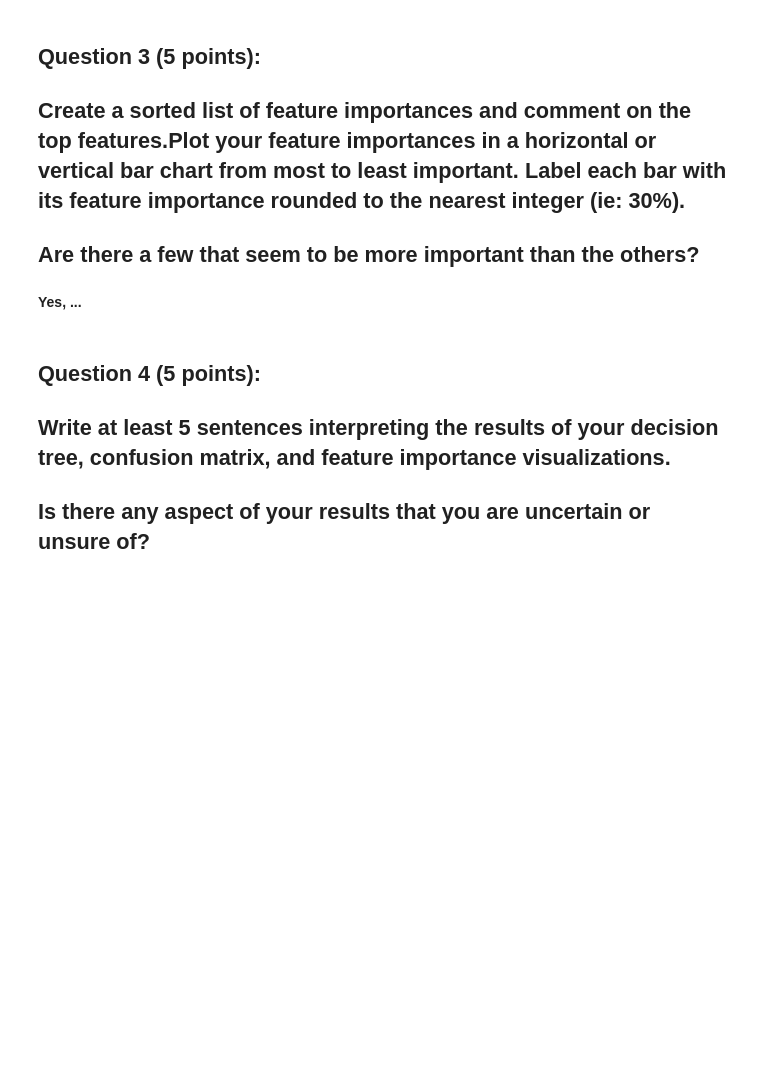
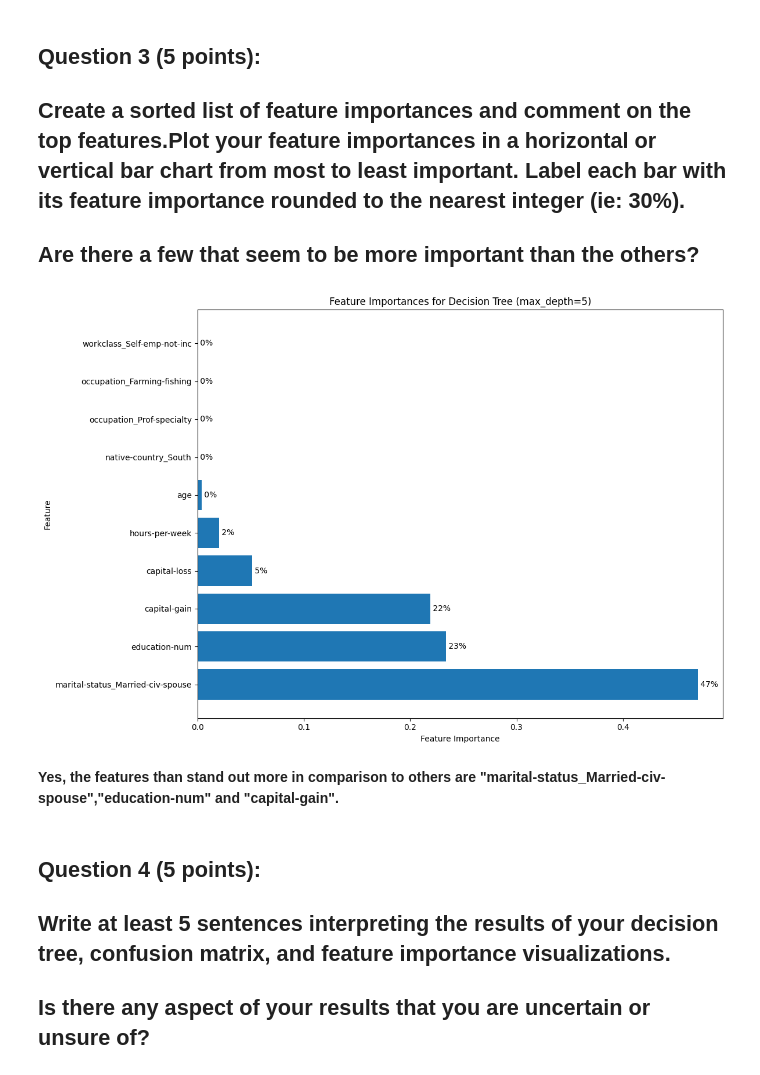
Before and after one commit to nicomontoya25/DS-3001, a Jupyter notebook: labs/Lab_3_Decision_Trees_and_Random_Forests.ipynb, the cells around one changed output. Drawn from its saved outputs; the diff is of its cells as text; code cells hidden in the pictures; blank space fills up the shorter version.

```diff
--- a/labs/Lab_3_Decision_Trees_and_Random_Forests.ipynb
+++ b/labs/Lab_3_Decision_Trees_and_Random_Forests.ipynb
@@ -236,8 +260,30 @@ Recall:    0.5175
 ## Create a sorted list of feature importances and comment on the top features.Plot your feature importances in a horizontal or vertical bar chart from most to least important. Label each bar with its feature importance rounded to the nearest integer (ie: 30%).
 
 ## Are there a few that seem to be more important than the others?
-# %% [markdown]
-**Yes, ...**
+# %%
+dt_bin = DecisionTreeClassifier(criterion="gini",random_state=3001, max_depth=5)
+dt_bin.fit(X_encoded, y_clean_binary)
+importances = dt_bin.feature_importances_
+feature_names = X_encoded.columns
+
+feat_imp_df = pd.DataFrame({'feature': feature_names,'importance': importances})
+feat_imp_df_sorted = feat_imp_df.sort_values(by='importance', ascending=False)
+
+plot_df = feat_imp_df_sorted[feat_imp_df_sorted['importance'] > 0]
+plt.figure(figsize=(12, 8))
+plt.barh(plot_df['feature'], plot_df['importance'])
+plt.xlabel("Feature Importance")
+plt.ylabel("Feature")
+plt.title("Feature Importances for Decision Tree (max_depth=5)")
+for index, value in enumerate(plot_df['importance']):
+    label = f" {value*100:.0f}%"
+    plt.text(value, index, label, va='center')
+plt.tight_layout()
+plt.show()
+# %% [output]
+[figure, added]
+# %% [markdown]
+**Yes, the features than stand out more in comparison to others are "marital-status_Married-civ-spouse","education-num" and "capital-gain".**
 # %% [markdown]
 ## **Question 4 (5 points):**
 ## Write at least 5 sentences interpreting the results of your decision tree, confusion matrix, and feature importance visualizations.
```
Also changed, not shown: parts of 27 cells of this notebook.
